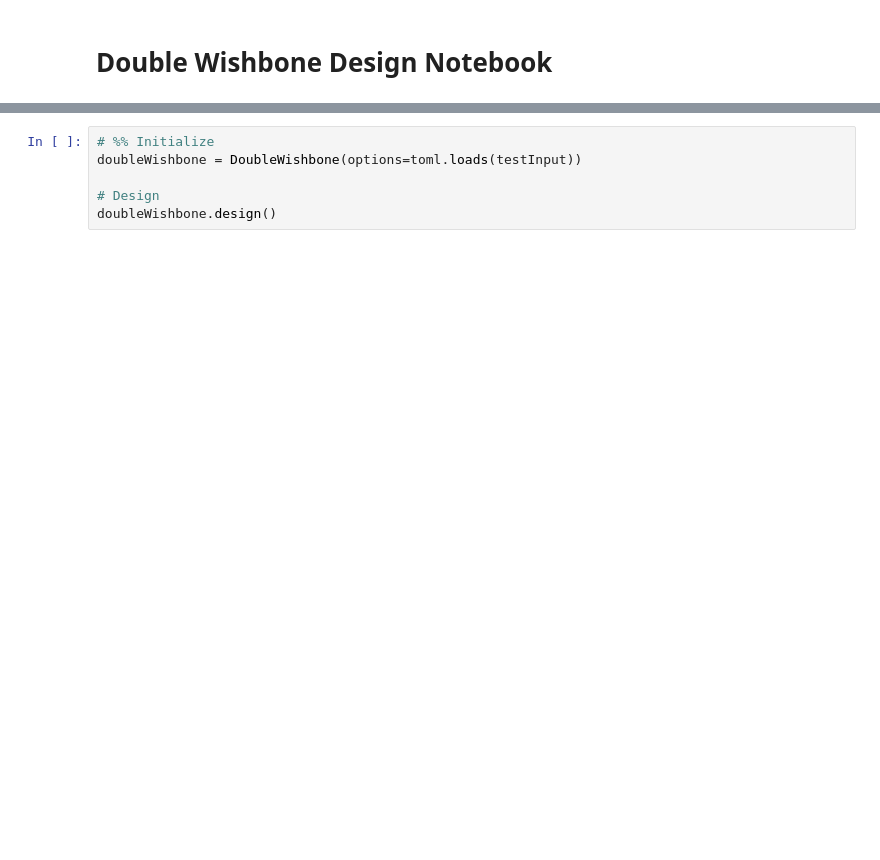
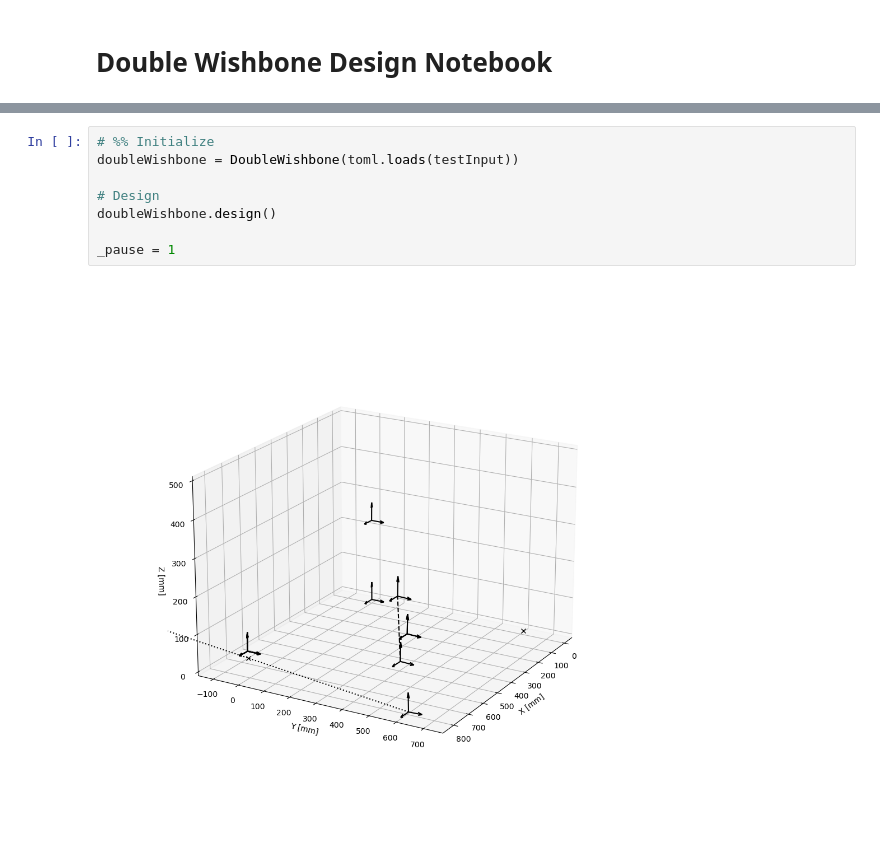
Before and after one commit to LonghornRacingElectric/suspension_designer, a Jupyter notebook: notebooks/double_wishbone-bechrist-18-08-22.ipynb, the cells around one changed output, grey strips where cells are left out. Saved outputs shown, nothing was run; the diff lists cells and outputs as text; blank space fills up the shorter version.

```diff
--- a/notebooks/double_wishbone-bechrist-18-08-22.ipynb
+++ b/notebooks/double_wishbone-bechrist-18-08-22.ipynb
@@ -47,7 +49,11 @@ TB  = [[  2.70,  3.00], [  0   ,  0   ], [ -2.00,  2.00]] # {W}
 """
 # %%
 # %% Initialize
-doubleWishbone = DoubleWishbone(options=toml.loads(testInput))
+doubleWishbone = DoubleWishbone(toml.loads(testInput))
 
 # Design
 doubleWishbone.design()
+
+_pause = 1
+# %% [output]
+[figure, added]
```
Also changed, not shown: parts of 2 cells of this notebook, 2 other files.
